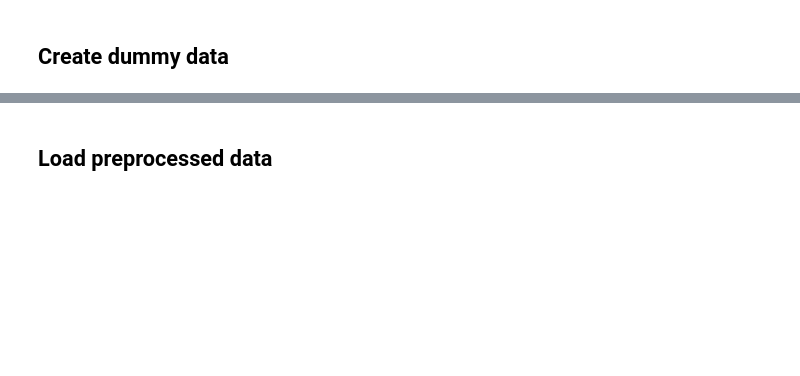
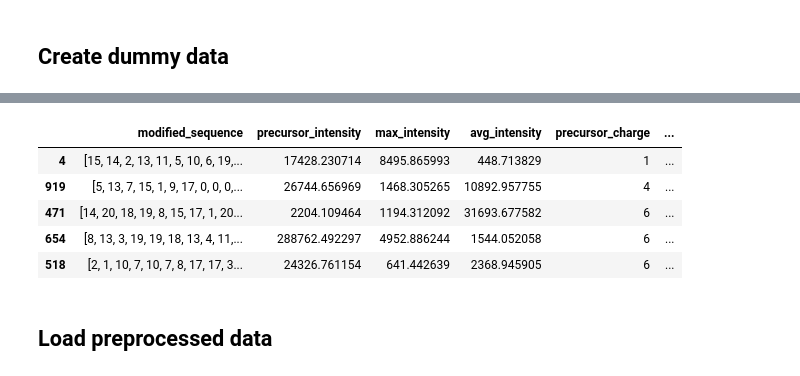
Before and after one commit to wilhelm-lab/dlomix, a Jupyter notebook: model_dev.ipynb, the cells around one changed output, grey strips where cells are left out. Cells and saved outputs as stored; diff of their text form; code cells hidden in the pictures; blank space fills up the shorter version.

```diff
--- a/model_dev.ipynb
+++ b/model_dev.ipynb
@@ -47,8 +92,8 @@ df = df.sample(10000)
 # %%
 # encode the sequences
-df.modified_sequence = df.modified_sequence.apply(list).apply(lambda x: np.array([ALPHABET_UNMOD[aa] for aa in x]))
+dummy_df.modified_sequence = dummy_df.modified_sequence.apply(list).apply(lambda x: np.array([ALPHABET_UNMOD[aa] for aa in x]))
 # %%
 # determine the maximum sequence length in the dummy-dataset
-max_len = df.modified_sequence.apply(len).max()
+max_len = dummy_df.modified_sequence.apply(len).max()
 max_len
 # %% [output]
@@ -56,3 +101,3 @@ max_len
 # %%
 # pad sequences to max length with 0s
-df.modified_sequence = df.modified_sequence.apply(lambda x: np.pad(x, (0, max_len - len(x)), constant_values=0))
+dummy_df.modified_sequence = dummy_df.modified_sequence.apply(lambda x: np.pad(x, (0, max_len - len(x)), constant_values=0))
@@ -68,0 +106,9 @@ x_train, x_val, y_train, y_val = train_test_split(X, y, test_size=0.2, random_st
+# %%
+# Split the data into train, validation and test sets
+dummy_train_df, dummy_test_df = train_test_split(dummy_df, test_size=0.2, stratify=dummy_df['precursor_charge'])
+dummy_train_df, dummy_val_df = train_test_split(dummy_train_df, test_size=0.25, stratify=dummy_train_df['precursor_charge'])
+
+# Check distribution of the stratified column
+print(dummy_train_df['precursor_charge'].value_counts())
+print(dummy_val_df['precursor_charge'].value_counts())
+print(dummy_test_df['precursor_charge'].value_counts())
@@ -69,3 +133,12 @@ x_train, x_val, y_train, y_val = train_test_split(X, y, test_size=0.2, random_st
+# %%
+dummy_train_df.head()
+# %% [output]
+|  | modified_sequence | precursor_intensity | max_intensity | avg_intensity | precursor_charge | ... |
+| 4 | [15, 14, 2, 13, 11, 5, 10, 6, 19,... | 17428.230714 | 8495.865993 | 448.713829 | 1 | ... |
+| 919 | [5, 13, 7, 15, 1, 9, 17, 0, 0, 0,... | 26744.656969 | 1468.305265 | 10892.957755 | 4 | ... |
+| 471 | [14, 20, 18, 19, 8, 15, 17, 1, 20... | 2204.109464 | 1194.312092 | 31693.677582 | 6 | ... |
+| 654 | [8, 13, 3, 19, 19, 18, 13, 4, 11,... | 288762.492297 | 4952.886244 | 1544.052058 | 6 | ... |
+| 518 | [2, 1, 10, 7, 10, 7, 8, 17, 17, 3... | 24326.761154 | 641.442639 | 2368.945905 | 6 | ... |
 # %% [markdown]
 ## Load preprocessed data
 # %%
```
Also changed, not shown: parts of 41 cells of this notebook.
